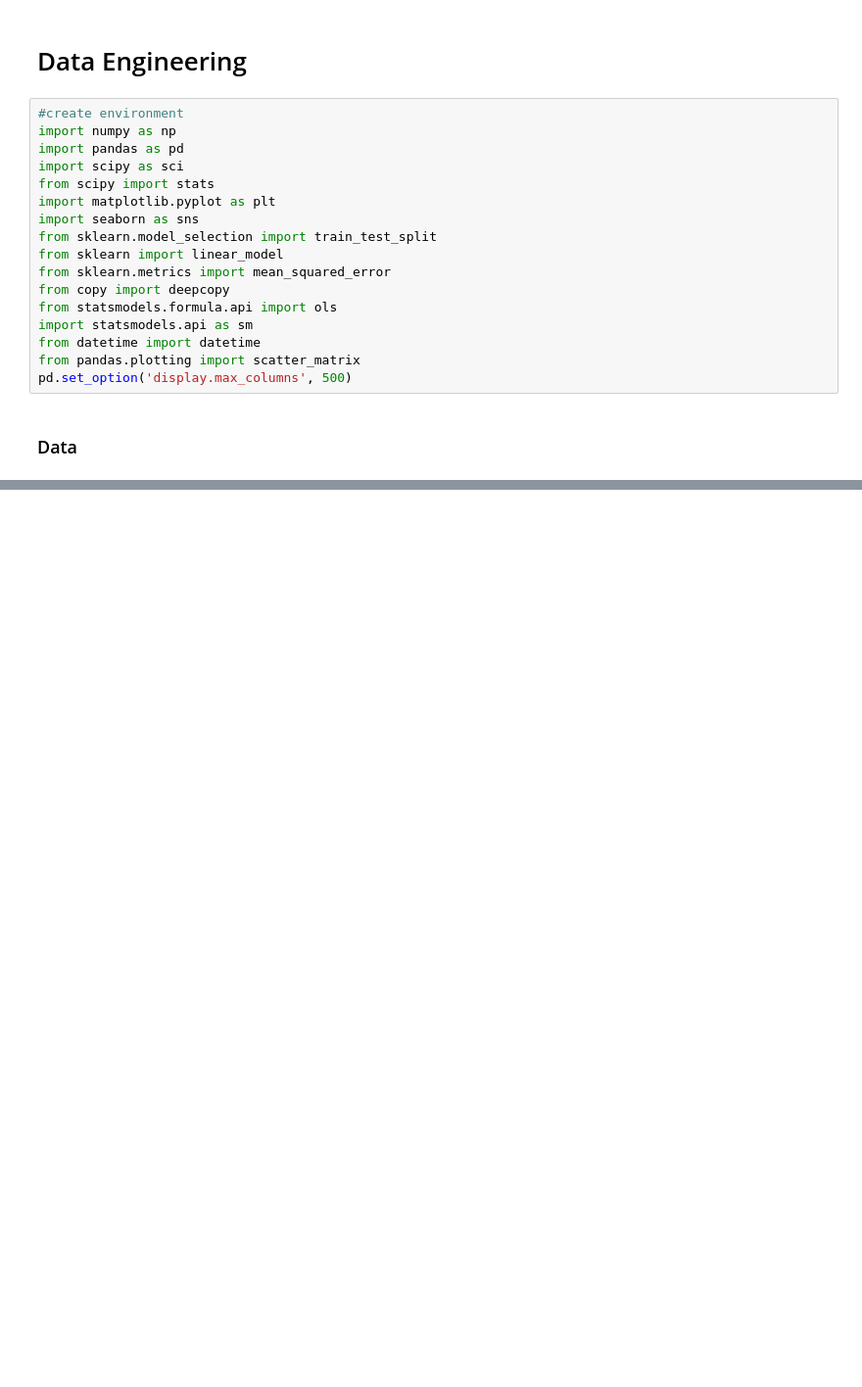
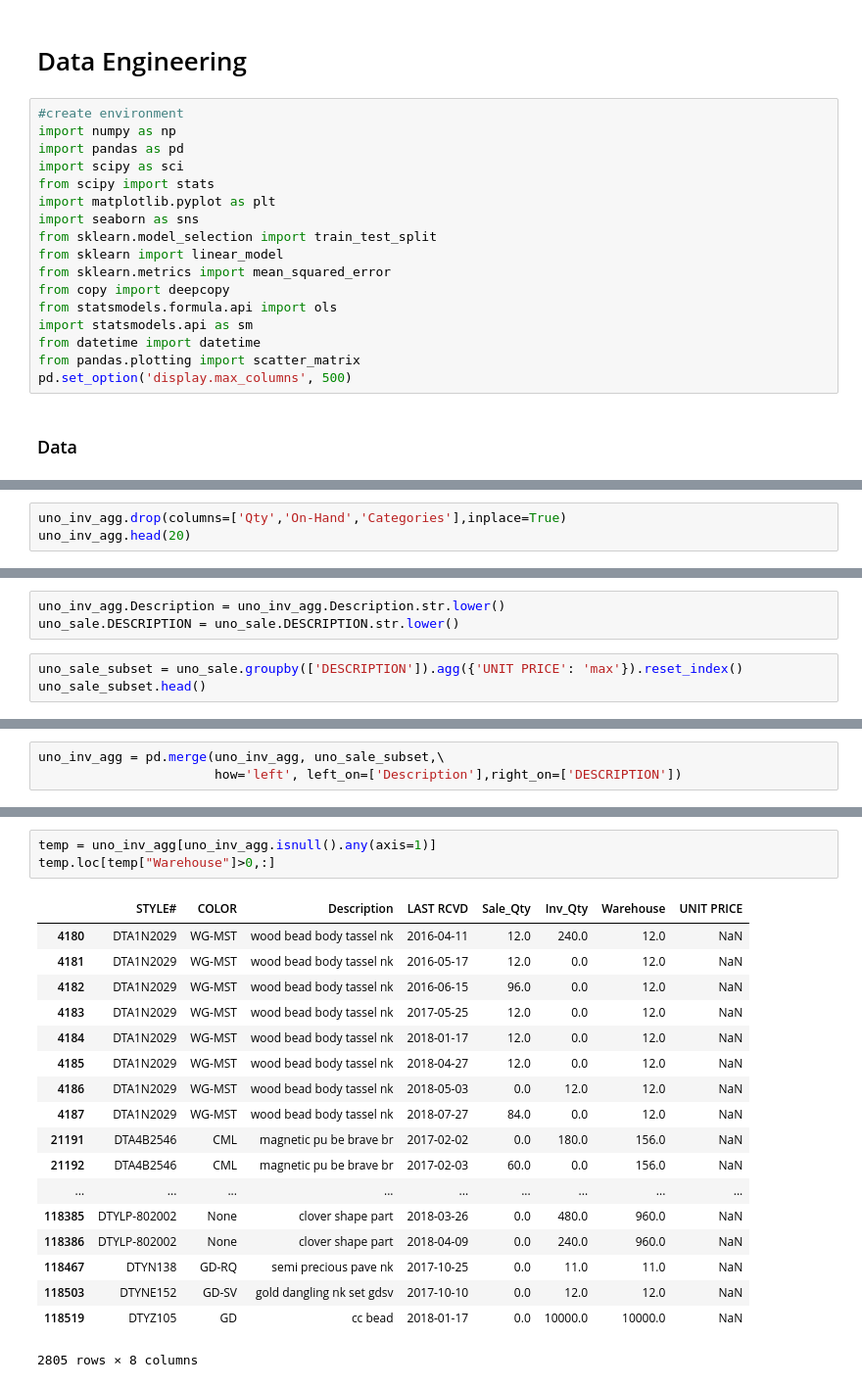
Before and after one commit to lksfr/NOSO, a Jupyter notebook: Esther/Esther_NOSO_DataRecon.ipynb, the cells around one changed output, grey strips where cells are left out. Shown at 98% size. Cells and saved outputs as stored; diff of their text form; blank space fills up the shorter version.

Commit message:
pickled merge

```diff
--- a/Esther/Esther_NOSO_DataRecon.ipynb
+++ b/Esther/Esther_NOSO_DataRecon.ipynb
@@ -75,0 +88,3 @@ uno_inv_agg.head(30)
+# %%
+uno_inv_agg.drop(columns=['Qty','On-Hand','Categories'],inplace=True)
+uno_inv_agg.head(20)
@@ -75,0 +109,6 @@ uno_inv_agg.head(30)
+# %%
+uno_inv_agg.Description = uno_inv_agg.Description.str.lower()
+uno_sale.DESCRIPTION = uno_sale.DESCRIPTION.str.lower()
+# %%
+uno_sale_subset = uno_sale.groupby(['DESCRIPTION']).agg({'UNIT PRICE': 'max'}).reset_index()
+uno_sale_subset.head()
@@ -75,0 +122,3 @@ uno_inv_agg.head(30)
+# %%
+uno_inv_agg = pd.merge(uno_inv_agg, uno_sale_subset,\
+                       how='left', left_on=['Description'],right_on=['DESCRIPTION'])
@@ -75,0 +157,22 @@ uno_inv_agg.head(30)
+# %%
+temp = uno_inv_agg[uno_inv_agg.isnull().any(axis=1)]
+temp.loc[temp["Warehouse"]>0,:]
+# %% [output]
+|  | STYLE# | COLOR | Description | LAST RCVD | Sale_Qty | Inv_Qty | Warehouse | UNIT PRICE |
+| 4180 | DTA1N2029 | WG-MST | wood bead body tassel nk | 2016-04-11 | 12.0 | 240.0 | 12.0 | NaN |
+| 4181 | DTA1N2029 | WG-MST | wood bead body tassel nk | 2016-05-17 | 12.0 | 0.0 | 12.0 | NaN |
+| 4182 | DTA1N2029 | WG-MST | wood bead body tassel nk | 2016-06-15 | 96.0 | 0.0 | 12.0 | NaN |
+| 4183 | DTA1N2029 | WG-MST | wood bead body tassel nk | 2017-05-25 | 12.0 | 0.0 | 12.0 | NaN |
+| 4184 | DTA1N2029 | WG-MST | wood bead body tassel nk | 2018-01-17 | 12.0 | 0.0 | 12.0 | NaN |
+| 4185 | DTA1N2029 | WG-MST | wood bead body tassel nk | 2018-04-27 | 12.0 | 0.0 | 12.0 | NaN |
+| 4186 | DTA1N2029 | WG-MST | wood bead body tassel nk | 2018-05-03 | 0.0 | 12.0 | 12.0 | NaN |
+| 4187 | DTA1N2029 | WG-MST | wood bead body tassel nk | 2018-07-27 | 84.0 | 0.0 | 12.0 | NaN |
+| 21191 | DTA4B2546 | CML | magnetic pu be brave br | 2017-02-02 | 0.0 | 180.0 | 156.0 | NaN |
+| 21192 | DTA4B2546 | CML | magnetic pu be brave br | 2017-02-03 | 60.0 | 0.0 | 156.0 | NaN |
+| ... | ... | ... | ... | ... | ... | ... | ... | ... |
+| 118385 | DTYLP-802002 | None | clover shape part | 2018-03-26 | 0.0 | 480.0 | 960.0 | NaN |
+| 118386 | DTYLP-802002 | None | clover shape part | 2018-04-09 | 0.0 | 240.0 | 960.0 | NaN |
+| 118467 | DTYN138 | GD-RQ | semi precious pave nk | 2017-10-25 | 0.0 | 11.0 | 11.0 | NaN |
+| 118503 | DTYNE152 | GD-SV | gold dangling nk set gdsv | 2017-10-10 | 0.0 | 12.0 | 12.0 | NaN |
+| 118519 | DTYZ105 | GD | cc bead | 2018-01-17 | 0.0 | 10000.0 | 10000.0 | NaN |
+2805 rows × 8 columns
```
Also changed, not shown: parts of 18 cells of this notebook, 1 other file.
